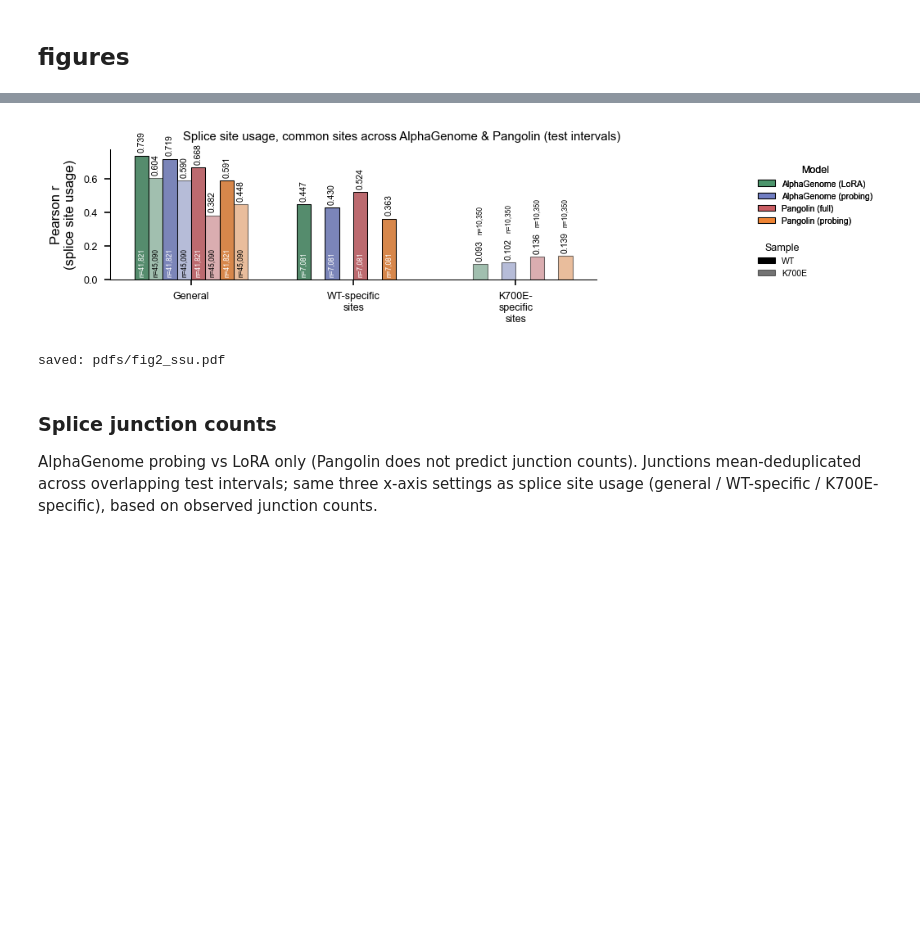
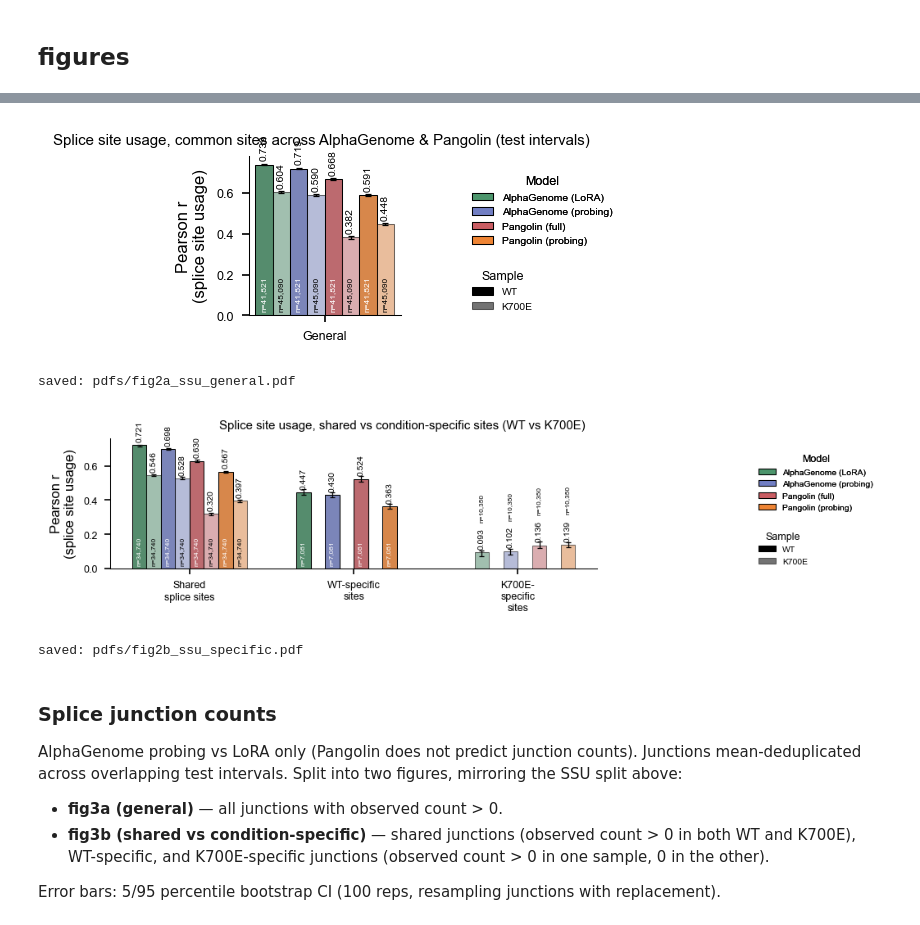
Before and after one commit to MiqG/alphagenome_finetuning_rna, a Jupyter notebook: figures/paper.ipynb, the cells around one changed output, grey strips where cells are left out. Cells and saved outputs as stored; diff of their text form; code cells hidden in the pictures; blank space fills up the shorter version.

Commit message:
added bootstrap and common sites for specificity analysis

```diff
--- a/figures/paper.ipynb
+++ b/figures/paper.ipynb
@@ -49,7 +69,8 @@ def plot_setting_bars(data, x_col, x_order, x_labels, y_col, title, outfile,
     model color, one for sample alpha. Each bar is annotated with its Pearson r
     above it, and its n vertically near the bottom -- unless the bar is too short
     to fit it, in which case n is stacked further above the bar (clear of the
-    Pearson r label) instead.
+    Pearson r label) instead. If `ci_lo`/`ci_hi` columns are present, draws a
+    bootstrap error bar (5/95 percentile) on top of each bar.
     """
     data = data.copy()
     combined_order = ["{}__{}".format(m, s) for m in models for s in SAMPLE_ORDER]
@@ -57,6 +78,7 @@ def plot_setting_bars(data, x_col, x_order, x_labels, y_col, title, outfile,
     combined_palette = {"{}__{}".format(m, s): model_palette[m] for m in models for s in SAMPLE_ORDER}
     data["combined"] = data["model"] + "__" + data["sample"]
     has_n = "n" in data.columns
+    has_ci = "ci_lo" in data.columns and "ci_hi" in data.columns
 
     if aspect is None:
         total_bars = len(x_order) * len(models) * len(SAMPLE_ORDER)
@@ -90,7 +112,11 @@ def plot_setting_bars(data, x_col, x_order, x_labels, y_col, title, outfile,
     row_values = row_order if row is not None else [None]
     for ax, row_val in zip(g.axes.flat, row_values):
         ax_data = data if row_val is None else data[data[row] == row_val]
-        for hue_idx, container in enumerate(ax.containers):
+        # snapshot before the loop -- ax.errorbar() below appends its own container
+        # to ax.containers, and that list is live, so iterating it directly would
+        # keep growing mid-loop and desync hue_idx from combined_order.
+        bar_containers = list(ax.containers)
+        for hue_idx, container in enumerate(bar_containers):
             combined_key = combined_order[hue_idx]
             sample = combined_to_sample[combined_key]
             text_color = "white" if SAMPLE_ALPHA[sample] >= 0.8 else "black"
@@ -109,6 +135,16 @@ def plot_setting_bars(data, x_col, x_order, x_labels, y_col, title, outfile,
                 if not np.isfinite(h):
                     continue
                 cx = bar.get_x() + bar.get_width() / 2
+                if has_ci and bar_idx < len(present_x):
+                    x_val = present_x[bar_idx]
+                    row_match = ax_data[(ax_data[x_col] == x_val) & (ax_data["combined"] == combined_key)]
+                    if len(row_match):
+                        ci_lo = row_match["ci_lo"].values[0]
+                        ci_hi = row_match["ci_hi"].values[0]
+                        if pd.notna(ci_lo) and pd.notna(ci_hi):
+                            yerr = [[max(h - ci_lo, 0)], [max(ci_hi - h, 0)]]
+                            ax.errorbar(cx, h, yerr=yerr, fmt="none", ecolor="black",
+                                        elinewidth=0.6, capsize=1.5, capthick=0.6)
                 ax.text(cx, h + 0.02, "{:.3f}".format(h), ha="center", va="bottom",
                         fontsize=5, rotation=value_rotation)
                 if has_n and bar_idx < len(present_x):
@@ -382,22 +435,41 @@ print(ssu_metrics)
 # %%
 plot_setting_bars(
-    data=ssu_metrics,
-    x_col="setting", x_order=SSU_SETTINGS,
-    x_labels=[SSU_LABELS[s] for s in SSU_SETTINGS],
+    data=ssu_metrics[ssu_metrics["setting"] == "general"],
+    x_col="setting", x_order=["general"],
+    x_labels=[SSU_LABELS["general"]],
     y_col="pearson_r",
     title="Splice site usage, common sites across AlphaGenome & Pangolin (test intervals)",
-    outfile=os.path.join(OUTPUT_DIR, "fig2_ssu.pdf"),
+    outfile=os.path.join(OUTPUT_DIR, "fig2a_ssu_general.pdf"),
     ylabel="Pearson r\n(splice site usage)",
     models=list(ssu_commons.keys()),
 )
+
+plot_setting_bars(
+    data=ssu_metrics[ssu_metrics["setting"].isin(["shared", "wt_specific", "k700e_specific"])],
+    x_col="setting", x_order=["shared", "wt_specific", "k700e_specific"],
+    x_labels=[SSU_LABELS[s] for s in ["shared", "wt_specific", "k700e_specific"]],
+    y_col="pearson_r",
+    title="Splice site usage, shared vs condition-specific sites (WT vs K700E)",
+    outfile=os.path.join(OUTPUT_DIR, "fig2b_ssu_specific.pdf"),
+    ylabel="Pearson r\n(splice site usage)",
+    models=list(ssu_commons.keys()),
+)
 # %% [output]
-[figure, old version]
+[figure, new version]
-saved: pdfs/fig2_ssu.pdf
+saved: pdfs/fig2a_ssu_general.pdf
+[figure, added]
+saved: pdfs/fig2b_ssu_specific.pdf
 # %% [markdown]
 ### Splice junction counts
 
 AlphaGenome probing vs LoRA only (Pangolin does not predict junction counts). Junctions
-mean-deduplicated across overlapping test intervals; same three x-axis settings as splice
-site usage (general / WT-specific / K700E-specific), based on observed junction counts.
+mean-deduplicated across overlapping test intervals. Split into two figures, mirroring the
+SSU split above:
+- **fig3a (general)** — all junctions with observed count > 0.
+- **fig3b (shared vs condition-specific)** — shared junctions (observed count > 0 in both WT
+  and K700E), WT-specific, and K700E-specific junctions (observed count > 0 in one sample, 0
+  in the other).
+
+Error bars: 5/95 percentile bootstrap CI (100 reps, resampling junctions with replacement).
 # %%
 JUNC_KEY = ["chrom", "donor_pos_1based", "acceptor_pos_1based", "strand"]
```
Also changed, not shown: parts of 8 cells of this notebook, 1 other file.
